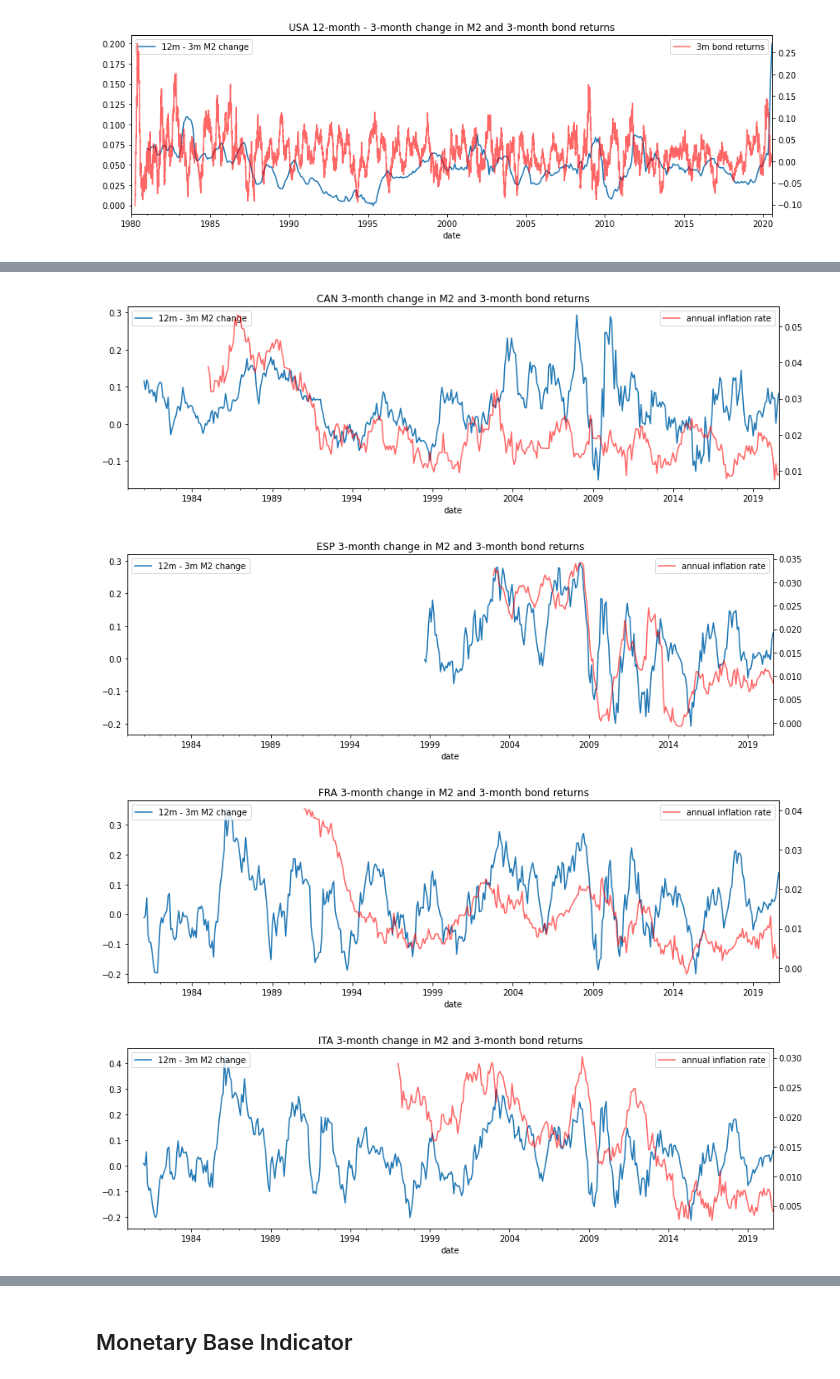
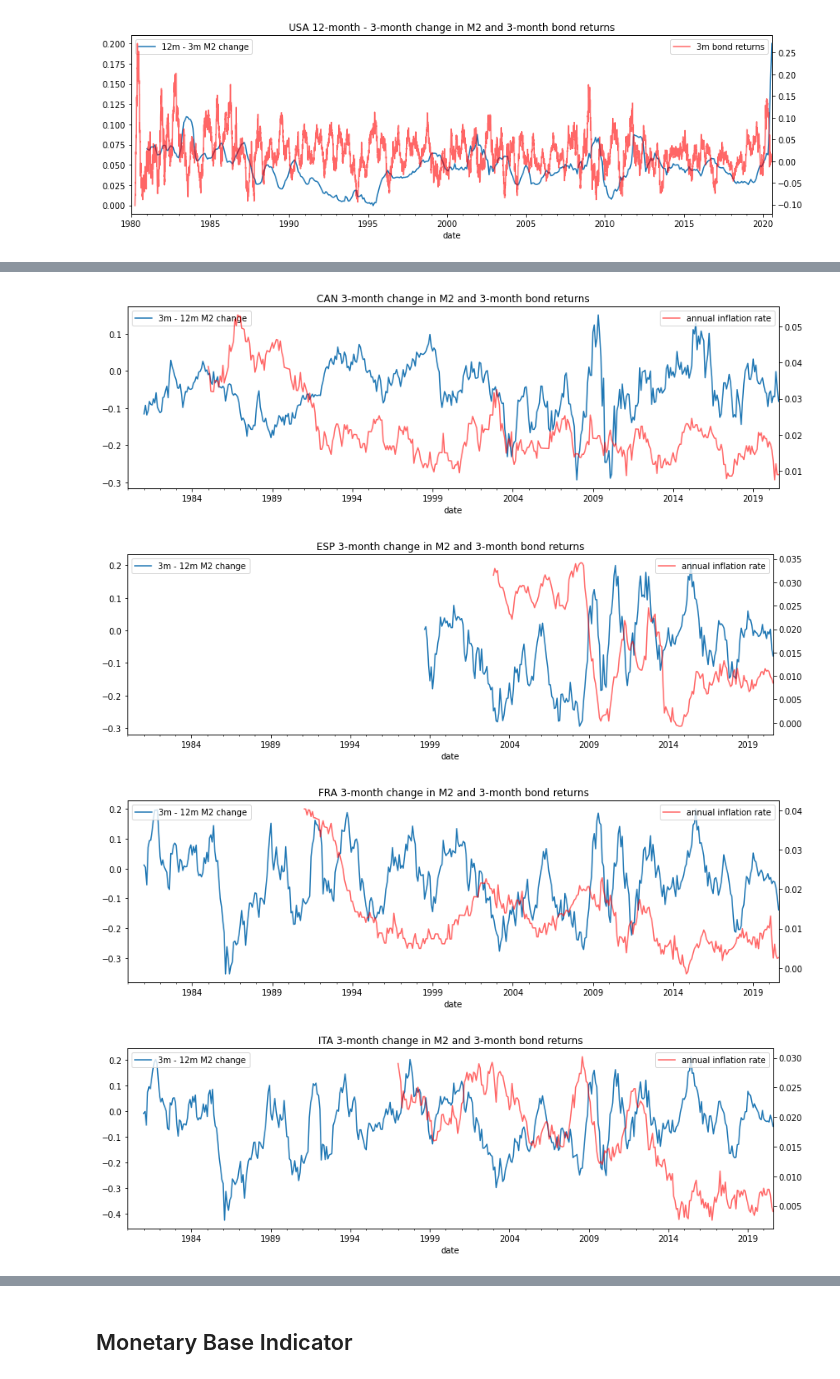
Before and after one commit to Mike-Huntress/Internship2020, a Jupyter notebook: notebooks/monetary_base.ipynb, the cells around one changed output, grey strips where cells are left out. Cells and saved outputs as stored; diff of their text form; code cells hidden in the pictures.

```diff
--- a/notebooks/monetary_base.ipynb
+++ b/notebooks/monetary_base.ipynb
@@ -84,9 +84,9 @@ for country in bond_premium:
 # %%
 for country in bond_premium:
     fig, ax = plt.subplots()
-    m2_change_growth[country].plot()
+    (-m2_change_growth)[country].plot()
     ax2 = inflation_rate_annual[country].plot(style='red', alpha=0.6, secondary_y=True)
     ax.set_title(f'{country} 3-month change in M2 and 3-month bond returns')
-    ax.legend(['12m - 3m M2 change'], loc='upper left')
+    ax.legend(['3m - 12m M2 change'], loc='upper left')
     ax2.legend(['annual inflation rate'], loc='upper right')
 # %% [output]
@@ -95,4 +95,4 @@ for country in bond_premium:
-[figure, old version]
+[figure, new version]
-[figure, old version]
+[figure, new version]
-[figure, old version]
+[figure, new version]
-[figure, old version]
+[figure, new version]
```
Also changed, not shown: parts of 8 cells of this notebook, 1 other file.
